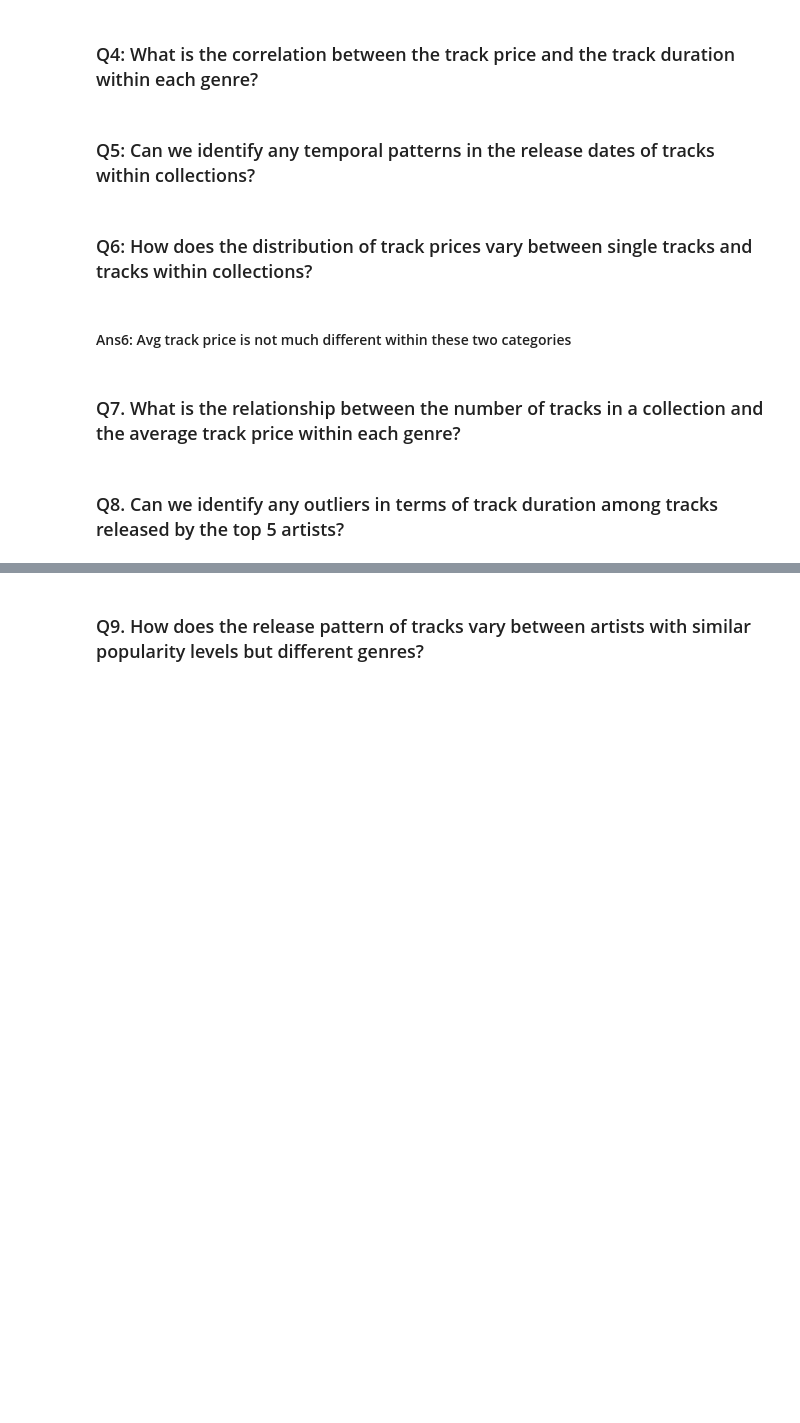
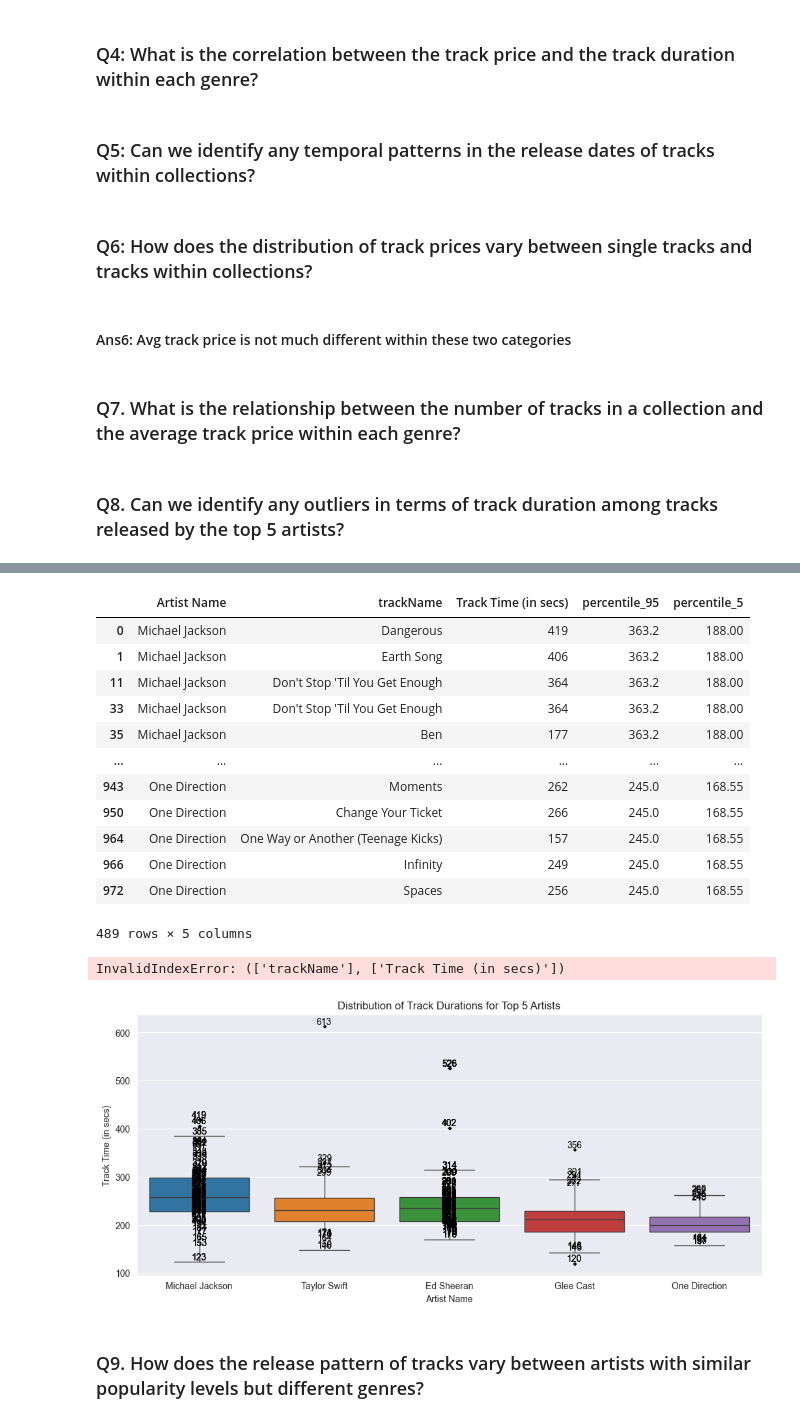
Before and after one commit to shefaliisharma/holymoly, a Jupyter notebook: apple_music_dataset_sql.ipynb, the cells around one changed output, grey strips where cells are left out. Cells and saved outputs as stored; diff of their text form; code cells hidden in the pictures; blank space fills up the shorter version.

```diff
--- a/apple_music_dataset_sql.ipynb
+++ b/apple_music_dataset_sql.ipynb
@@ -497,3 +515,70 @@ plt.show()
+# %%
+import seaborn as sns
+import matplotlib.pyplot as plt
+import numpy as np
+import pandas as pd
+
+# Assuming q9_data_df is your DataFrame and it's already loaded
+
+# Set the figure size
+plt.figure(figsize=(12, 8))
+
+# Create the boxplot without 'hue' since it's the same as 'x', and correct the legend handling
+ax = sns.boxplot(data=q9_data_df, x='Artist Name', y='Track Time (in secs)', dodge=False, hue='Artist Name',
+                 flierprops=dict(marker='D', markerfacecolor='black', markeredgewidth=0, markersize=3))
+
+# Annotate outliers - This part needs to be adjusted based on actual data and outlier conditions
+# Here I'm just fixing the structure, ensure you have percentile_5 and percentile_95 columns or calculate them
+outliers = q9_data_df[(q9_data_df['Track Time (in secs)'] > q9_data_df['percentile_95']) |
+                      (q9_data_df['Track Time (in secs)'] < q9_data_df['percentile_5'])]
+display(outliers)
+# Assuming 'percentile_95' is a static value or calculated per artist
+for index, row in outliers.iterrows():
+    # Position needs to be adjusted to match the artist's boxplot, this requires knowing the order of artists
+    artist_position = np.where(q9_data_df['Artist Name'].unique() == row['Artist Name'])[0][0]
+    ax.text(artist_position, row['Track Time (in secs)'], f"{int(row['Track Time (in secs)'])}",
+            color='black', ha='center', va='bottom')
+
+# Setting plot titles and labels
+plt.title('Distribution of Track Durations for Top 5 Artists')
+plt.xlabel('Artist Name')
+plt.ylabel('Track Time (in secs)')
+plt.xticks(rotation=0)  # Rotate x-labels for better readability
+
+# Adjusting the layout to make space for the table
+plt.subplots_adjust(left=0.1, right=0.9, top=0.9, bottom=0.4)
+
+# Assuming the rest of the data preparation for the table is correct, here's how to place the table correctly:
+# Note: This code snippet will not run directly in this format due to missing data definitions.
+
+# Adjust the table creation and placement here according to your data
+# Example table creation - ensure this matches your dataset's structure
+table_data = outliers[['trackName'],['Track Time (in secs)']]  # Placeholder for actual table data
+artist_names = outliers['Artist Name'].unique()  # Placeholder for actual artist names
+
+# Create the table below the plot
+table = plt.table(cellText=table_data, colLabels=artist_names, cellLoc='center', loc='bottom', bbox=[0, -0.5, 1, 0.3])
+table.auto_set_font_size(False)
+table.set_fontsize(8)
+table.scale(1, 1.5)
+
+plt.show()
+# %% [output]
+|  | Artist Name | trackName | Track Time (in secs) | percentile_95 | percentile_5 |
+| 0 | Michael Jackson | Dangerous | 419 | 363.2 | 188.00 |
+| 1 | Michael Jackson | Earth Song | 406 | 363.2 | 188.00 |
+| 11 | Michael Jackson | Don't Stop 'Til You Get Enough | 364 | 363.2 | 188.00 |
+| 33 | Michael Jackson | Don't Stop 'Til You Get Enough | 364 | 363.2 | 188.00 |
+| 35 | Michael Jackson | Ben | 177 | 363.2 | 188.00 |
+| ... | ... | ... | ... | ... | ... |
+| 943 | One Direction | Moments | 262 | 245.0 | 168.55 |
+| 950 | One Direction | Change Your Ticket | 266 | 245.0 | 168.55 |
+| 964 | One Direction | One Way or Another (Teenage Kicks) | 157 | 245.0 | 168.55 |
+| 966 | One Direction | Infinity | 249 | 245.0 | 168.55 |
+| 972 | One Direction | Spaces | 256 | 245.0 | 168.55 |
+489 rows × 5 columns
+InvalidIndexError: (['trackName'], ['Track Time (in secs)'])
+[figure, added]
 # %% [markdown]
 ### Q9. How does the release pattern of tracks vary between artists with similar popularity levels but different genres?
 # %%
```
Also changed, not shown: parts of 3 cells of this notebook, 4 other files.
